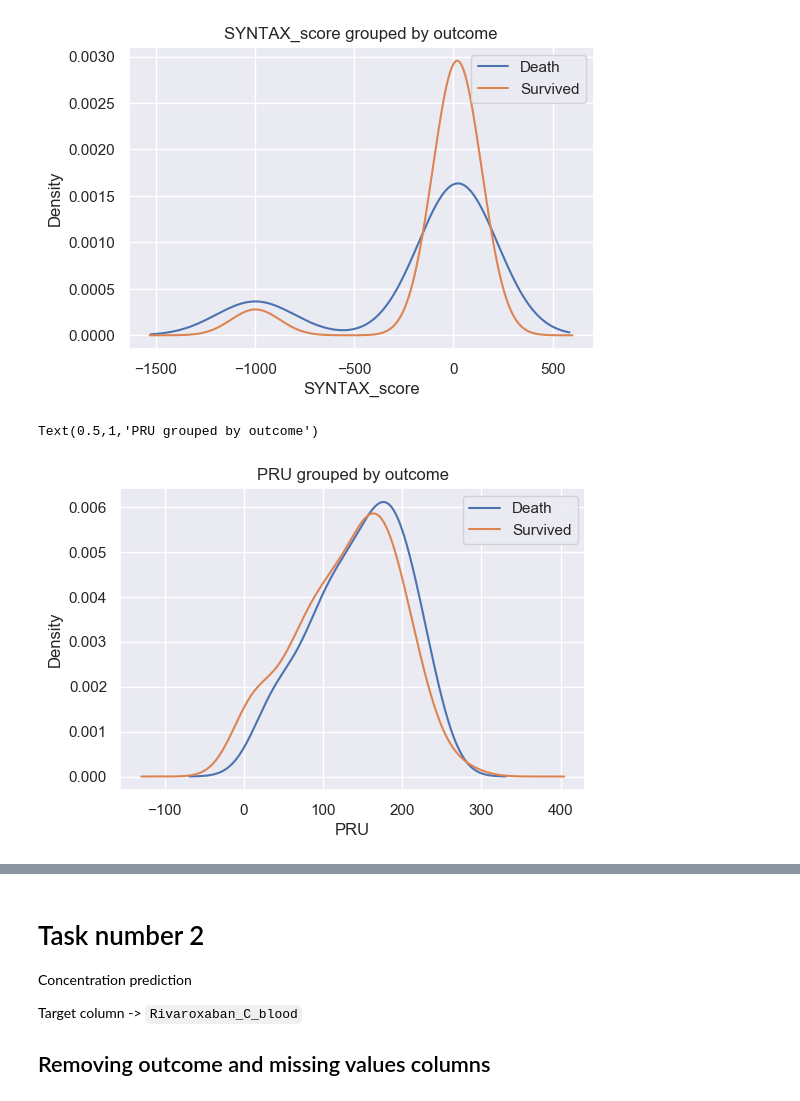
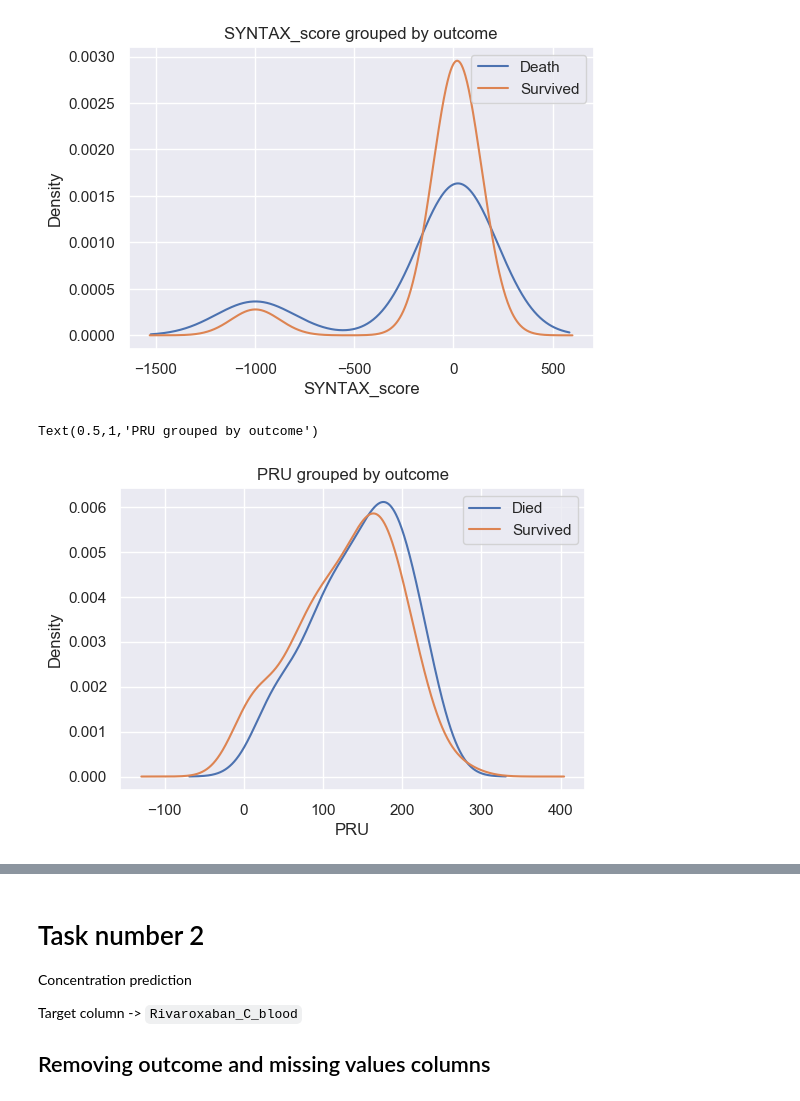
Before and after one commit to AlexShein/anticoagulants, a Jupyter notebook: Rivaroxaban_analysis.ipynb, the cells around one changed output, grey strips where cells are left out. Drawn from its saved outputs; the diff is of its cells as text; code cells hidden in the pictures.

```diff
--- a/Rivaroxaban_analysis.ipynb
+++ b/Rivaroxaban_analysis.ipynb
@@ -424,12 +435,12 @@ Text(0.5,1,'SYNTAX_score grouped by outcome')
 # %%
 fig, ax = plt.subplots()
 df2.groupby("Outcome").PRU.plot(kind='kde')
-ax.legend(["Death", "Survived"]);
+ax.legend(["Died", "Survived"])
 ax.set_xlabel('PRU')
 ax.set_title('PRU grouped by outcome')
 # %% [output]
 Text(0.5,1,'PRU grouped by outcome')
-[figure, old version]
+[figure, new version]
 # %%
 fig, ax = plt.subplots()
 df2.groupby("Outcome").Hb.plot(kind='kde')
```
Also changed, not shown: parts of 9 cells of this notebook.
